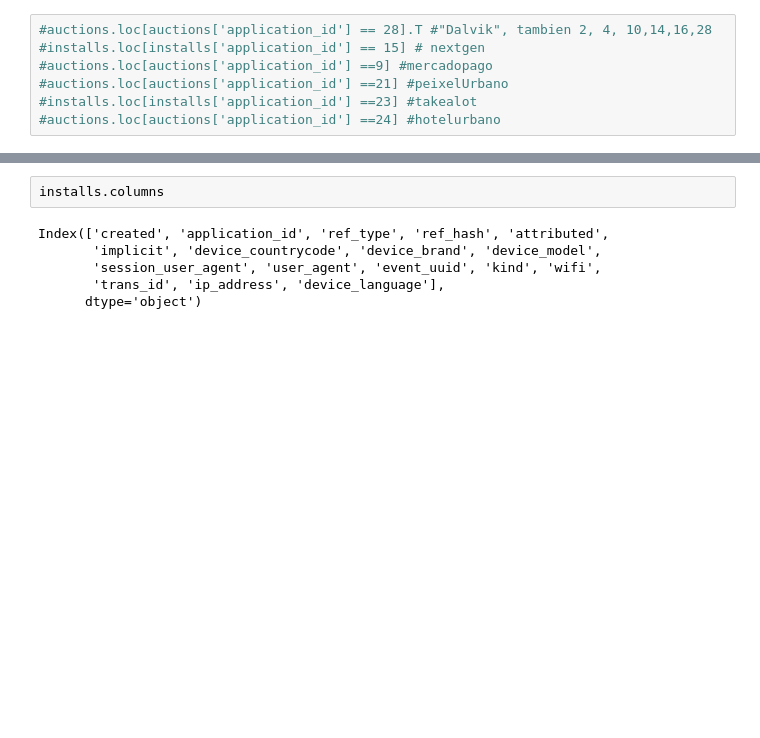
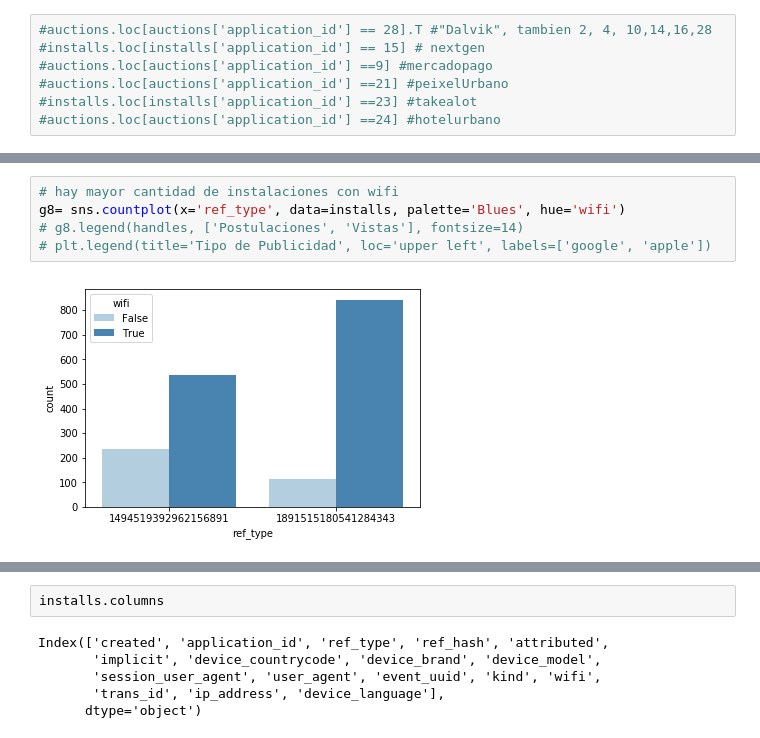
Before and after one commit to Elianagam/orgaDatosTp1, a Jupyter notebook: prueba_installs2.ipynb, the cells around one changed output, grey strips where cells are left out. Cells and saved outputs as stored; diff of their text form; blank space fills up the shorter version.

```diff
--- a/prueba_installs2.ipynb
+++ b/prueba_installs2.ipynb
@@ -198,0 +155,7 @@ Text(51.0, 0.5, 'Hora')
+# %%
+# hay mayor cantidad de instalaciones con wifi
+g8= sns.countplot(x='ref_type', data=installs, palette='Blues', hue='wifi')
+# g8.legend(handles, ['Postulaciones', 'Vistas'], fontsize=14)
+# plt.legend(title='Tipo de Publicidad', loc='upper left', labels=['google', 'apple'])
+# %% [output]
+[figure, added]
```
Also changed, not shown: parts of 23 cells of this notebook.
